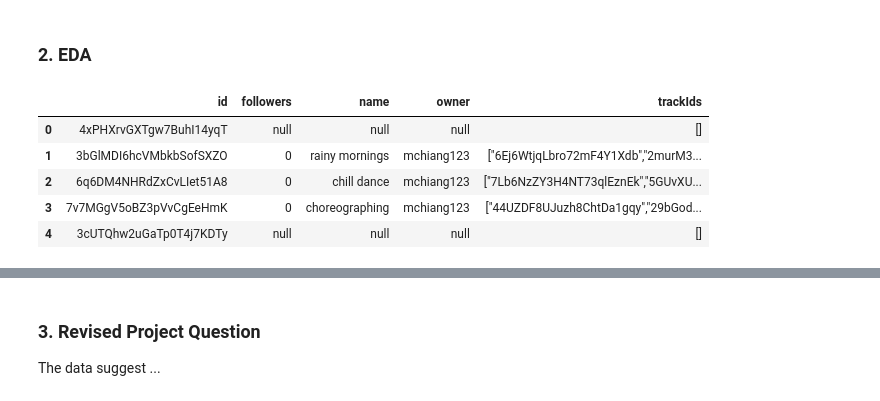
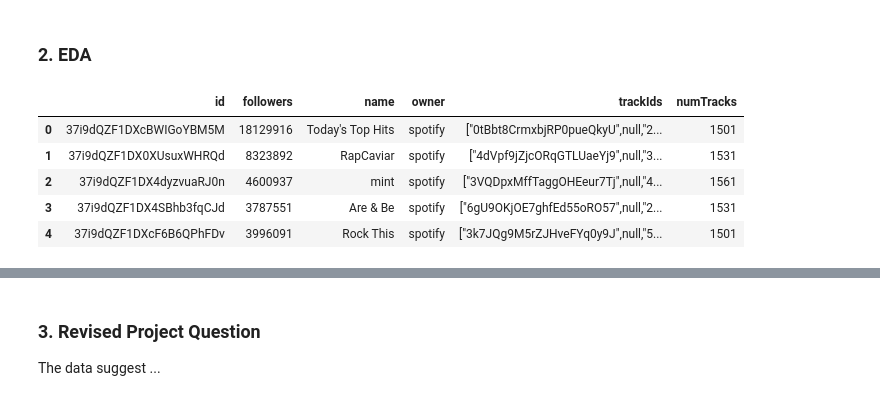
Before and after one commit to michelle-chiang/CS109-Final-Project, a Jupyter notebook: Milestone 3.ipynb, the cells around one changed output, grey strips where cells are left out. Saved outputs shown, nothing was run; the diff lists cells and outputs as text; code cells hidden in the pictures.

```diff
--- a/Milestone 3.ipynb
+++ b/Milestone 3.ipynb
@@ -16,13 +16,18 @@ import pandas as pd
 import matplotlib
 import matplotlib.pyplot as plt
 %matplotlib inline
-# %%
-df = pd.read_csv('michelle_playlists.csv', sep=';')
-df.head()
-# %% [output]
-|  | id | followers | name | owner | trackIds |
-| 0 | 4xPHXrvGXTgw7BuhI14yqT | null | null | null | [] |
-| 1 | 3bGlMDI6hcVMbkbSofSXZO | 0 | rainy mornings | mchiang123 | ["6Ej6WtjqLbro72mF4Y1Xdb","2murM3... |
-| 2 | 6q6DM4NHRdZxCvLIet51A8 | 0 | chill dance | mchiang123 | ["7Lb6NzZY3H4NT73qlEznEk","5GUvXU... |
-| 3 | 7v7MGgV5oBZ3pVvCgEeHmK | 0 | choreographing | mchiang123 | ["44UZDF8UJuzh8ChtDa1gqy","29bGod... |
-| 4 | 3cUTQhw2uGaTp0T4j7KDTy | null | null | null | [] |
+# %%
+spotify_df = pd.read_csv('spotify_playlists.csv', sep=';')
+spotify_df['numTracks'] = [int(len(i)) for i in spotify_df['trackIds']]
+
+spotify_df = spotify_df[spotify_df.followers != 'null']
+spotify_df['followers'] = [int(i) for i in spotify_df['followers']]
+
+spotify_df.head()
+# %% [output]
+|  | id | followers | name | owner | trackIds | numTracks |
+| 0 | 37i9dQZF1DXcBWIGoYBM5M | 18129916 | Today's Top Hits | spotify | ["0tBbt8CrmxbjRP0pueQkyU",null,"2... | 1501 |
+| 1 | 37i9dQZF1DX0XUsuxWHRQd | 8323892 | RapCaviar | spotify | ["4dVpf9jZjcORqGTLUaeYj9",null,"3... | 1531 |
+| 2 | 37i9dQZF1DX4dyzvuaRJ0n | 4600937 | mint | spotify | ["3VQDpxMffTaggOHEeur7Tj",null,"4... | 1561 |
+| 3 | 37i9dQZF1DX4SBhb3fqCJd | 3787551 | Are & Be | spotify | ["6gU9OKjOE7ghfEd55oRO57",null,"2... | 1531 |
+| 4 | 37i9dQZF1DXcF6B6QPhFDv | 3996091 | Rock This | spotify | ["3k7JQg9M5rZJHveFYq0y9J",null,"5... | 1501 |
```
Also changed, not shown: parts of 3 cells of this notebook.
